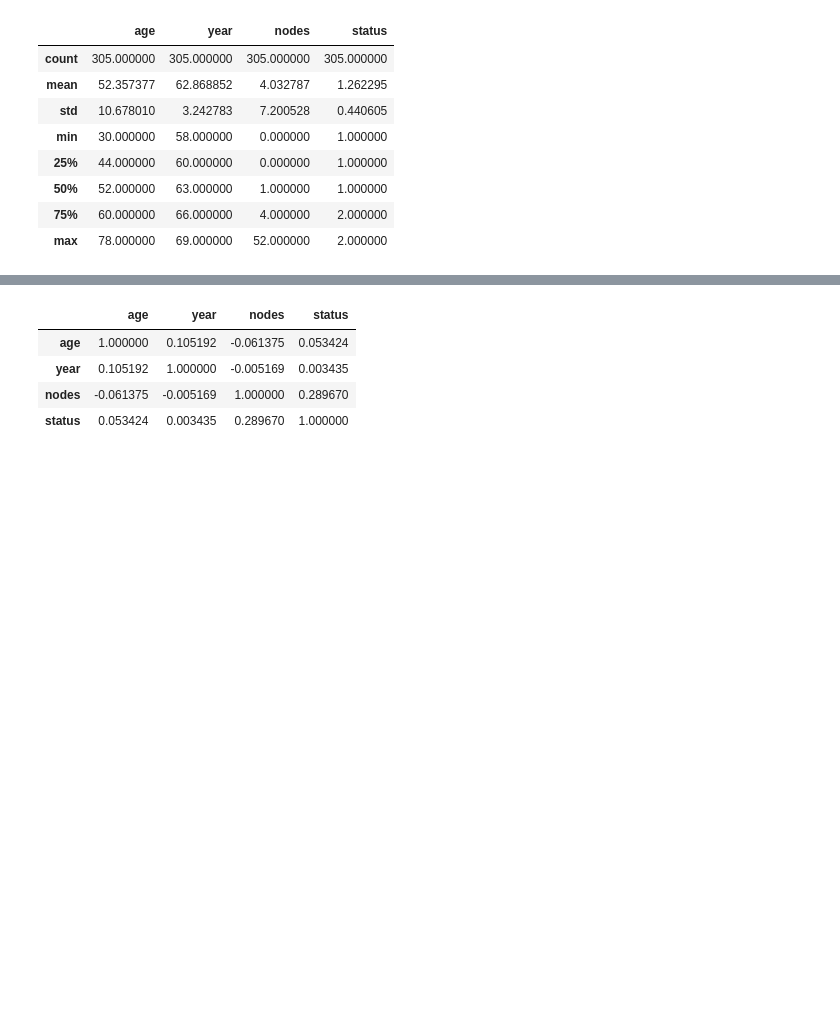
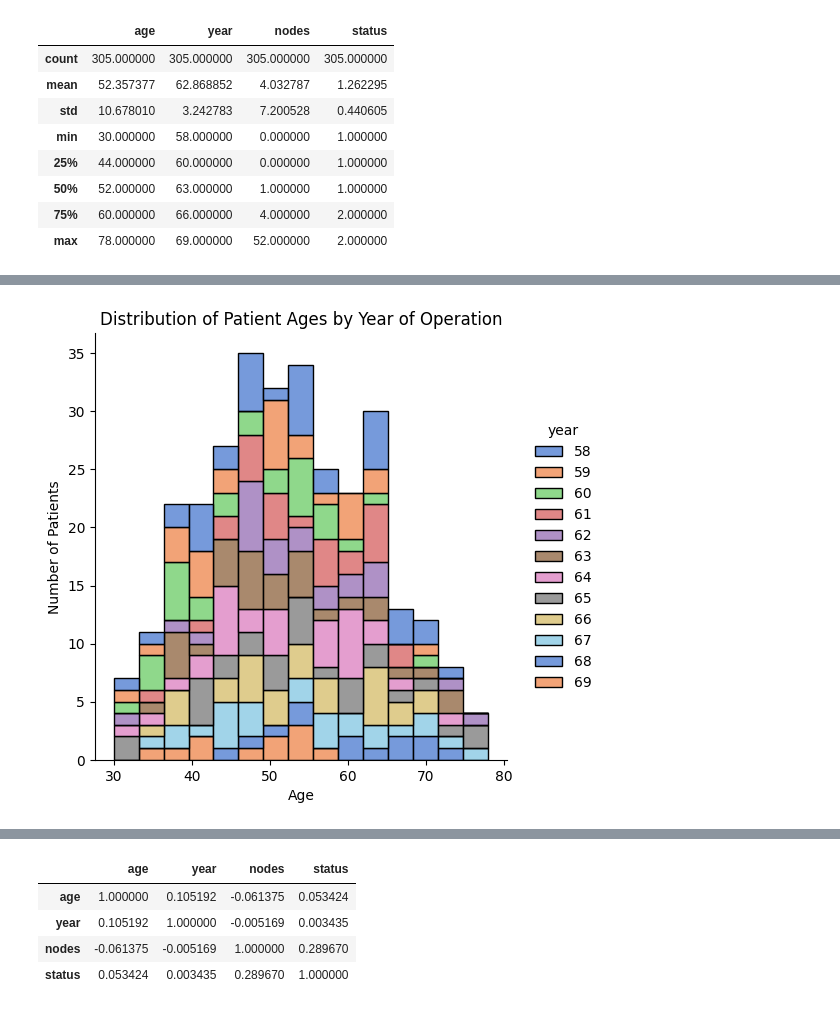
Before and after one commit to Wasima230Sultana/Haberman-analysis, a Jupyter notebook: habermanData.ipynb, the cells around one changed output, grey strips where cells are left out. Drawn from its saved outputs; the diff is of its cells as text; code cells hidden in the pictures; blank space fills up the shorter version.

```diff
--- a/habermanData.ipynb
+++ b/habermanData.ipynb
@@ -65,0 +138,8 @@ df.describe()
+# %%
+sns.displot(x="age", hue="year", kind="hist", palette="muted", data=df, multiple="stack", bins=15)
+plt.title("Distribution of Patient Ages by Year of Operation")
+plt.xlabel("Age")
+plt.ylabel("Number of Patients")
+plt.show()
+# %% [output]
+[figure, added]
```
Also changed, not shown: parts of 18 cells of this notebook.
